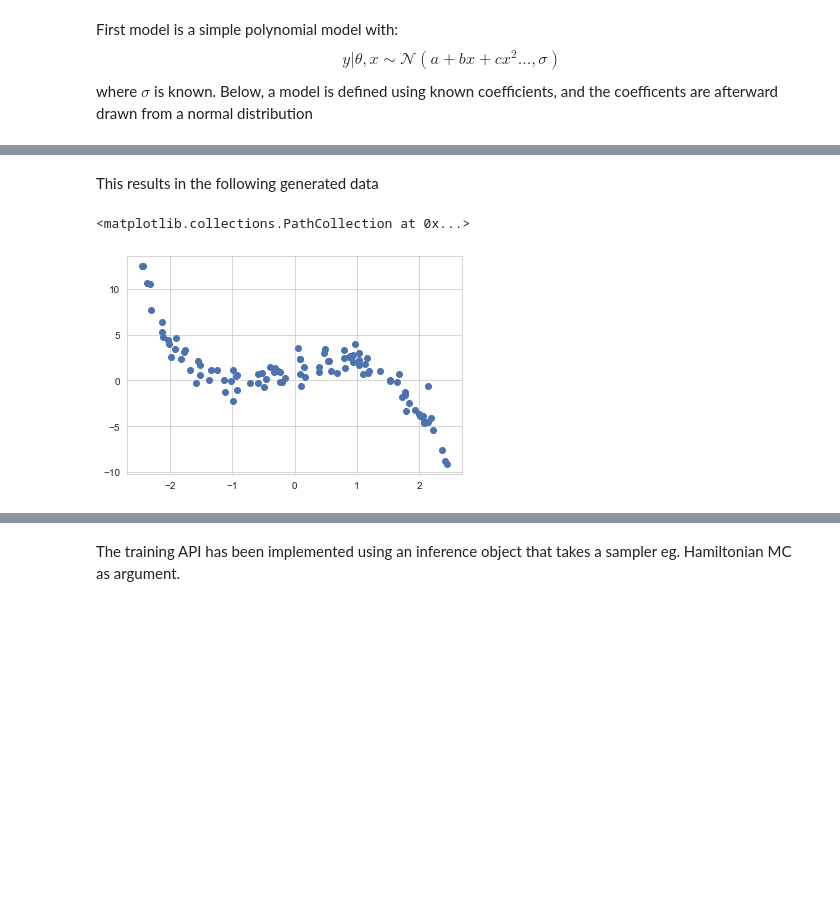
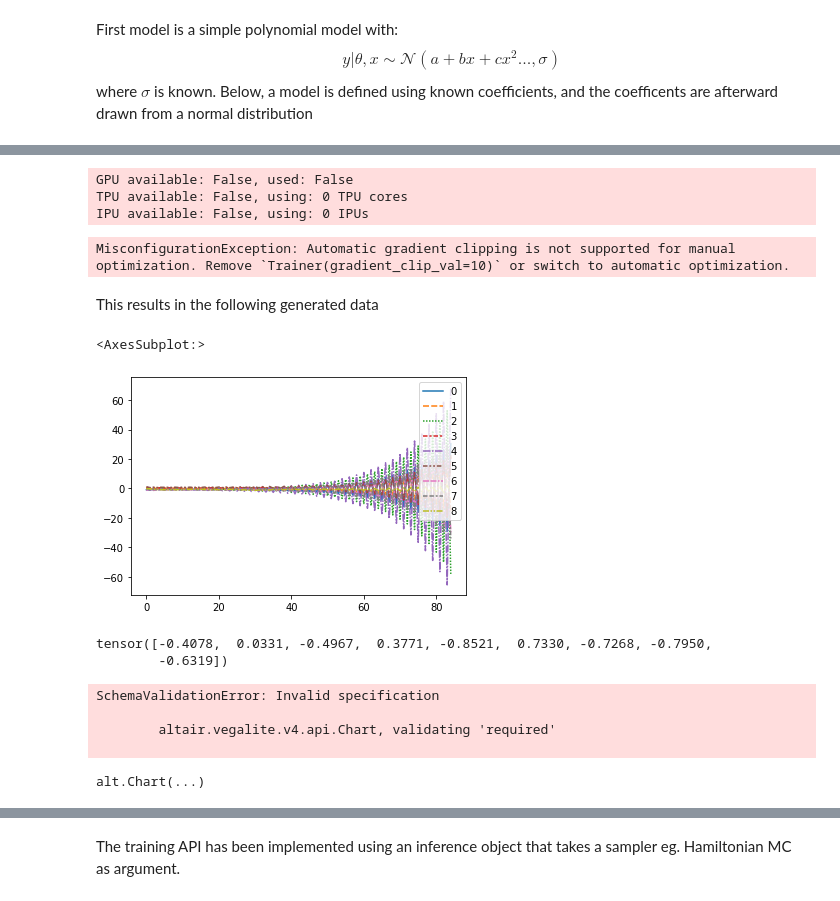
Before and after one commit to sorenhartmann/Speciale, a Jupyter notebook: notebooks/toy_model.ipynb, the cells around one changed output, grey strips where cells are left out. Drawn from its saved outputs; the diff is of its cells as text; code cells hidden in the pictures; blank space fills up the shorter version.

```diff
--- a/notebooks/toy_model.ipynb
+++ b/notebooks/toy_model.ipynb
@@ -40,0 +26,17 @@ with torch.no_grad():
+# %%
+n_vars = 8
+model = RegressionModel(n_vars)
+
+with torch.random.fork_rng():
+    torch.manual_seed(123)
+    true_coeffs = torch.rand(n_vars+1) * 2 - 1
+    with torch.no_grad():
+
+        model.linear.bias.copy_(true_coeffs[-1])
+        model.linear.weight.copy_(true_coeffs[:-1])
+
+        sampled_data = SampledData(model, Uniform(torch.zeros(n_vars), 5))
+        sampled_data.setup()
+
+        for param in model.parameters():
+            param.normal_()
@@ -41,7 +49,39 @@ with torch.no_grad():
+# %%
+# inference = MCMCInference(
+#     model,
+#     sampler=SGHMCWithVarianceEstimator(variance_estimator=InterBatchEstimator()),
+#     sample_container=FIFOSampleContainer(max_items=100, keep_every=1)
+#     )
+inference = MCMCInference(
+    model,
+    )
+# %%
+from pytorch_lightning import Trainer
+Trainer(max_epochs=1000, gradient_clip_val=10, gradient_clip_algorithm="value").fit(inference, sampled_data)
+# %% [output]
+GPU available: False, used: False
+TPU available: False, using: 0 TPU cores
+IPU available: False, using: 0 IPUs
+MisconfigurationException: Automatic gradient clipping is not supported for manual optimization. Remove `Trainer(gradient_clip_val=10)` or switch to automatic optimization.
 # %% [markdown]
 This results in the following generated data
-# %%
-plt.scatter(*toy_data[:])
-# %% [output]
-<matplotlib.collections.PathCollection at 0x...>
-[figure, removed]
+# %%
+samples = torch.stack(list(inference.sample_container.samples.values()))
+# %%
+sns.lineplot(data=samples.numpy())
+# %% [output]
+<AxesSubplot:>
+[figure, added]
+# %%
+true_coeffs
+# %% [output]
+tensor([-0.4078,  0.0331, -0.4967,  0.3771, -0.8521,  0.7330, -0.7268, -0.7950,
+        -0.6319])
+# %%
+pd.DataFrame(samples.numpy()).melt().pipe(alt.Chart)
+# %% [output]
+SchemaValidationError: Invalid specification
+
+        altair.vegalite.v4.api.Chart, validating 'required'
+
+alt.Chart(...)
```
Also changed, not shown: parts of 11 cells of this notebook, 23 other files.
